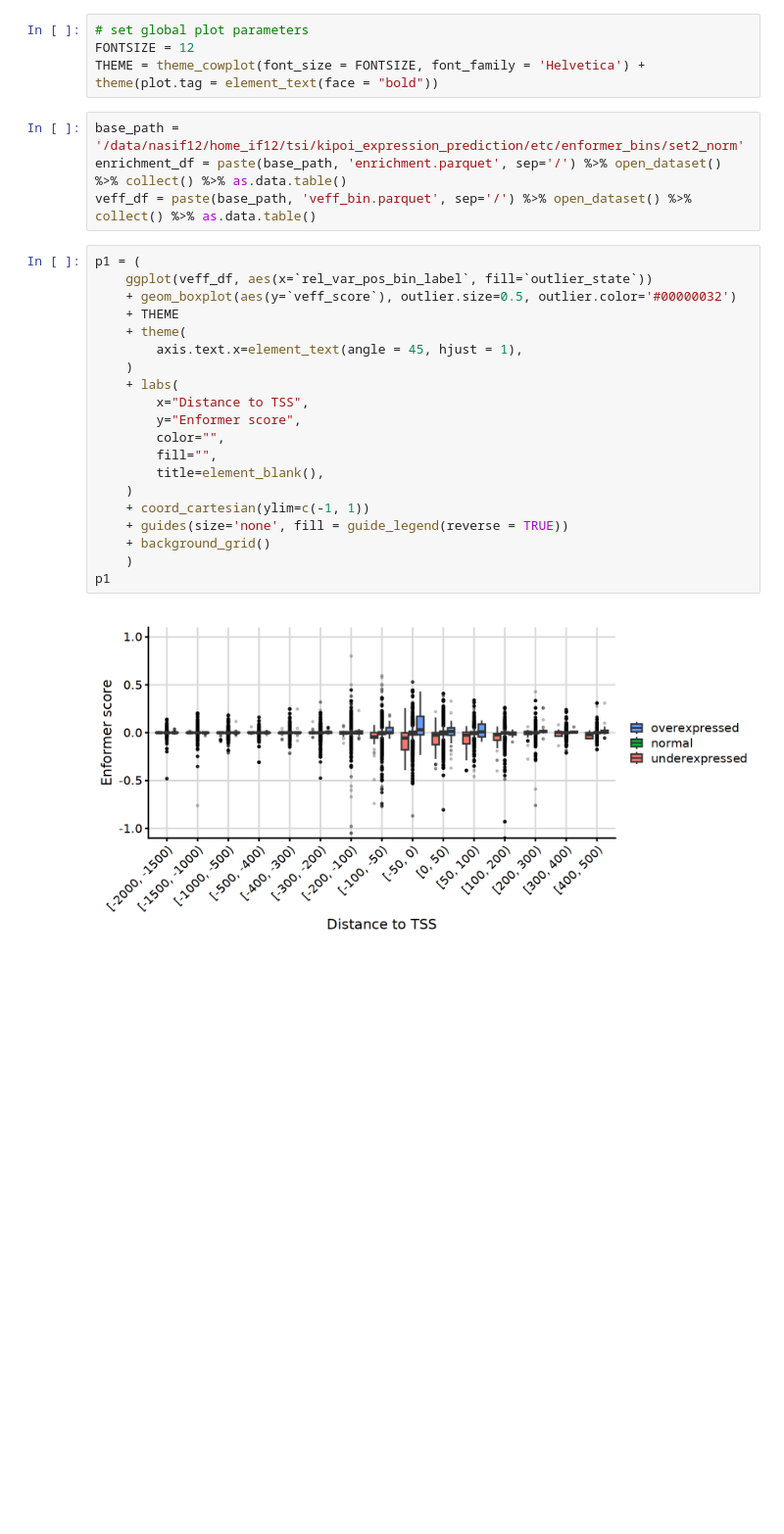
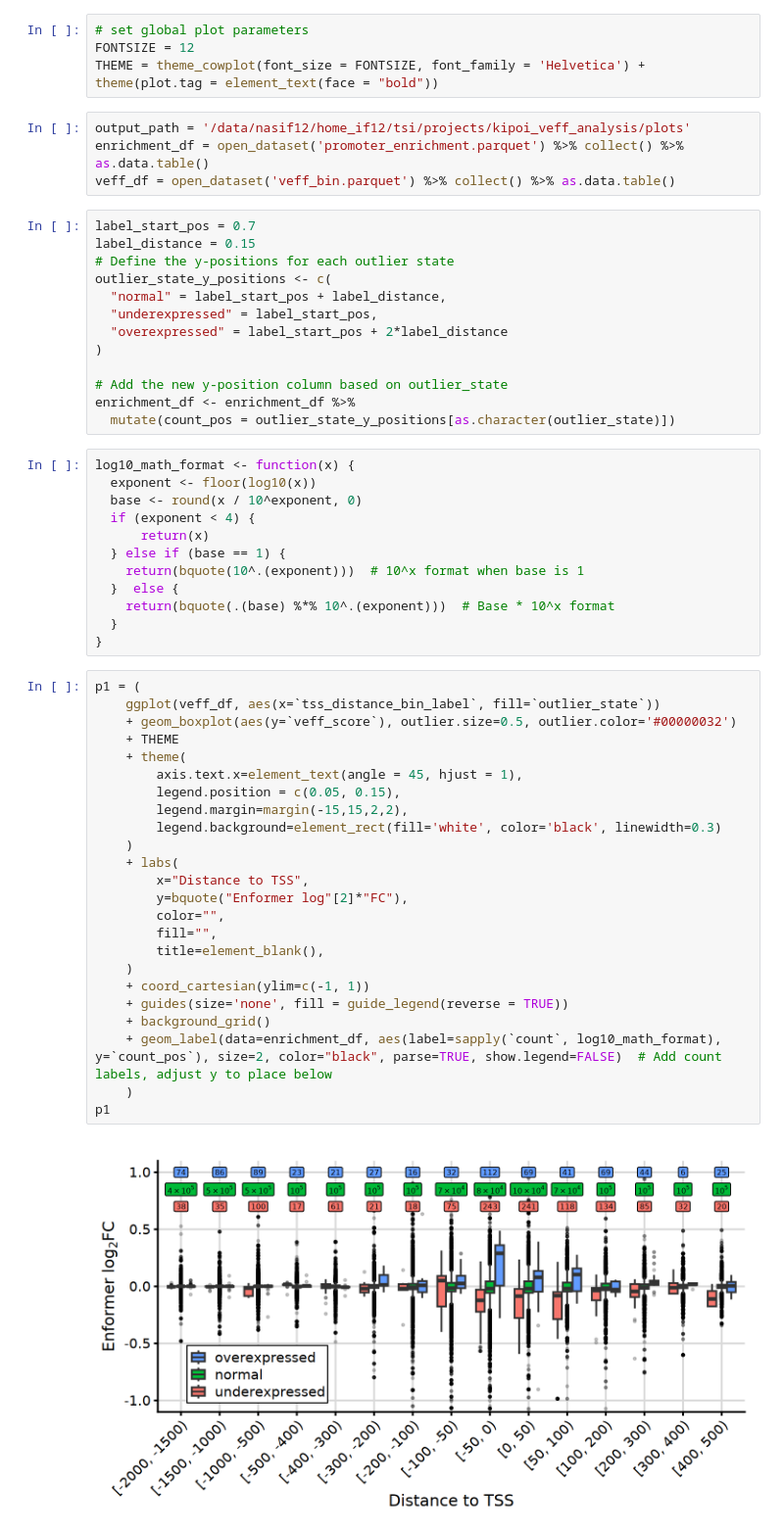
Before and after one commit to gtsitsiridis/kipoi_veff_analysis, a Jupyter notebook: notebooks/enformer/enformer_bins.R.ipynb, the cells around one changed output. Shown at 98% size. Saved outputs shown, nothing was run; the diff lists cells and outputs as text; blank space fills up the shorter version.

```diff
--- a/notebooks/enformer/enformer_bins.R.ipynb
+++ b/notebooks/enformer/enformer_bins.R.ipynb
@@ -46,28 +46,57 @@ options(repr.plot.width=8, repr.plot.height=4, repr.plot.res=200)
 FONTSIZE = 12
 THEME = theme_cowplot(font_size = FONTSIZE, font_family = 'Helvetica') + theme(plot.tag = element_text(face = "bold"))
 # %%
-base_path = '/data/nasif12/home_if12/tsi/kipoi_expression_prediction/etc/enformer_bins/set2_norm'
-enrichment_df = paste(base_path, 'enrichment.parquet', sep='/') %>% open_dataset() %>% collect() %>% as.data.table()
-veff_df = paste(base_path, 'veff_bin.parquet', sep='/') %>% open_dataset() %>% collect() %>% as.data.table()
+output_path = '/data/nasif12/home_if12/tsi/projects/kipoi_veff_analysis/plots'
+enrichment_df = open_dataset('promoter_enrichment.parquet') %>% collect() %>% as.data.table()
+veff_df = open_dataset('veff_bin.parquet') %>% collect() %>% as.data.table()
+# %%
+label_start_pos = 0.7
+label_distance = 0.15
+# Define the y-positions for each outlier state
+outlier_state_y_positions <- c(
+  "normal" = label_start_pos + label_distance,
+  "underexpressed" = label_start_pos,
+  "overexpressed" = label_start_pos + 2*label_distance
+)
+
+# Add the new y-position column based on outlier_state
+enrichment_df <- enrichment_df %>%
+  mutate(count_pos = outlier_state_y_positions[as.character(outlier_state)])
+# %%
+log10_math_format <- function(x) {
+  exponent <- floor(log10(x))
+  base <- round(x / 10^exponent, 0)
+  if (exponent < 4) {
+      return(x)
+  } else if (base == 1) {
+    return(bquote(10^.(exponent)))  # 10^x format when base is 1
+  }  else {
+    return(bquote(.(base) %*% 10^.(exponent)))  # Base * 10^x format
+  }
+}
 # %%
 p1 = (
-    ggplot(veff_df, aes(x=`rel_var_pos_bin_label`, fill=`outlier_state`))
+    ggplot(veff_df, aes(x=`tss_distance_bin_label`, fill=`outlier_state`))
     + geom_boxplot(aes(y=`veff_score`), outlier.size=0.5, outlier.color='#00000032')
     + THEME
     + theme(
         axis.text.x=element_text(angle = 45, hjust = 1),
+        legend.position = c(0.05, 0.15),
+        legend.margin=margin(-15,15,2,2),
+        legend.background=element_rect(fill='white', color='black', linewidth=0.3)
     )
     + labs(
         x="Distance to TSS",
-        y="Enformer score",
+        y=bquote("Enformer log"[2]*"FC"),
         color="",
         fill="",
         title=element_blank(),
     )
     + coord_cartesian(ylim=c(-1, 1))
     + guides(size='none', fill = guide_legend(reverse = TRUE))
     + background_grid()
+    + geom_label(data=enrichment_df, aes(label=sapply(`count`, log10_math_format), y=`count_pos`), size=2, color="black", parse=TRUE, show.legend=FALSE)  # Add count labels, adjust y to place below
     )
 p1
 # %% [output]
-[figure, old version]
+[figure, new version]
```
Also changed, not shown: parts of 5 cells of this notebook, 47 other files.
